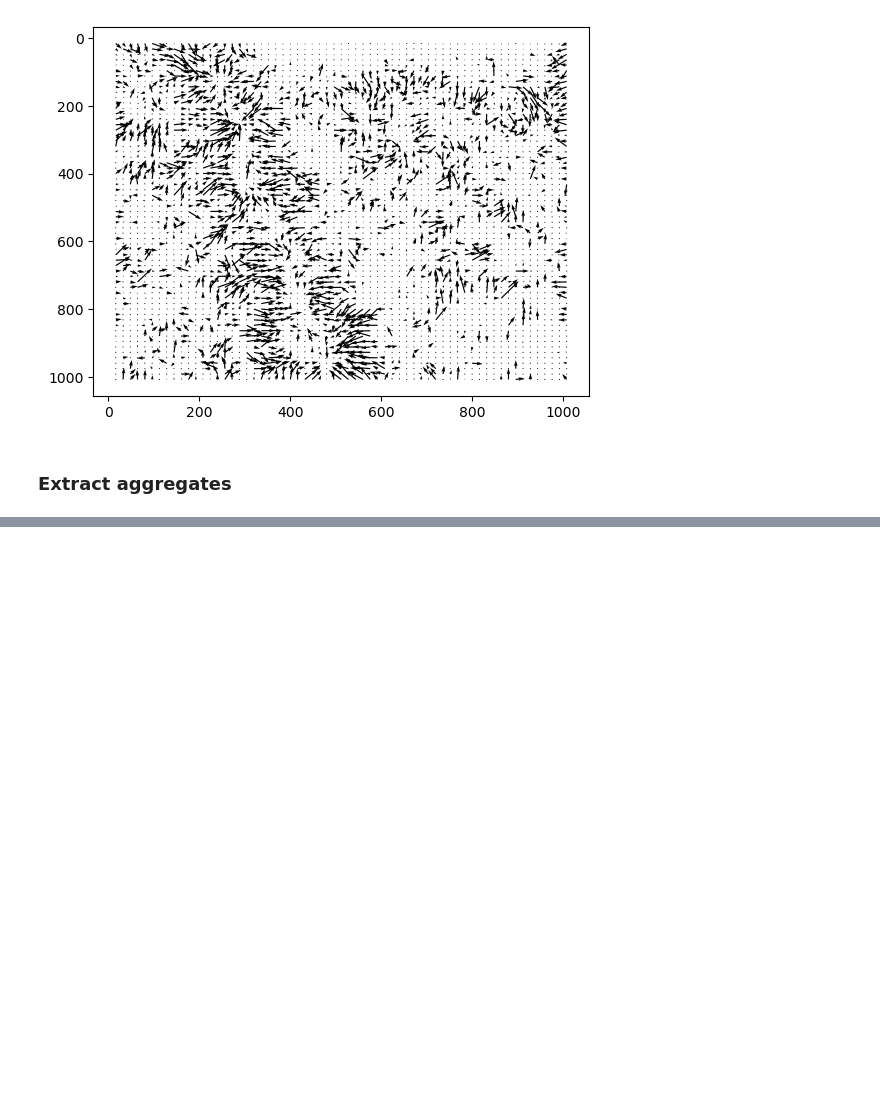
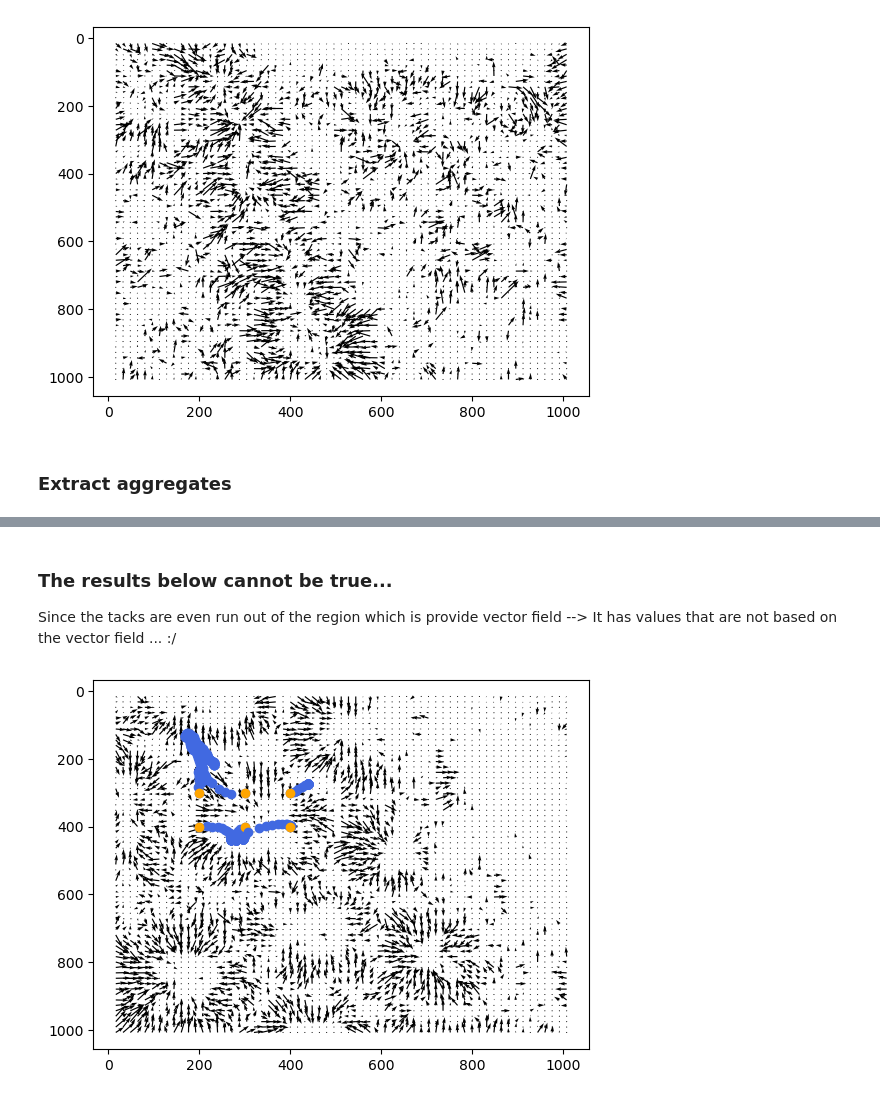
Before and after one commit to rzhou-space/PIV_analysis_headon_data, a Jupyter notebook: Tracking_analysis_mesenchym.ipynb, the cells around one changed output, grey strips where cells are left out. Saved outputs shown, nothing was run; the diff lists cells and outputs as text; code cells hidden in the pictures; blank space fills up the shorter version.

```diff
--- a/Tracking_analysis_mesenchym.ipynb
+++ b/Tracking_analysis_mesenchym.ipynb
@@ -79,0 +77,24 @@ plt.gca().invert_yaxis()
+# %%
+# Multiple pseudo tracks.
+
+# Giving start points, time intervals.
+t_array = [[0, 100]]*6
+start_x_array = [[200], [200], [300], [300], [400], [400]]
+start_y_array = [[300], [400], [300], [400], [300], [400]]
+
+multi_pseudo_x, multi_pseudo_y = Tracking_Py.pseudo_tracking_piv_grid_v2(agg1_U, agg1_V,
+                                                                        t_array,
+                                                                        start_x_array,
+                                                                        start_y_array)
+# TODO: why is with y = 500: Out of range error (30 out of 27)? since round(500/16 -1) = 30
+# %% [markdown]
+### The results below cannot be true...
+Since the tacks are even run out of the region which is provide vector field --> It has values that are not based on the vector field ... :/
+# %%
+plt.quiver(xgrid[100], ygrid[100], V[100], -U[100])
+for i in range(6):
+    plt.scatter(multi_pseudo_x[i], multi_pseudo_y[i], color = "royalblue")
+    plt.scatter(start_x_array[i], start_y_array[i], color = "orange")
+plt.gca().invert_yaxis()
+# %% [output]
+[figure, added]
```
Also changed, not shown: parts of 15 cells of this notebook.
